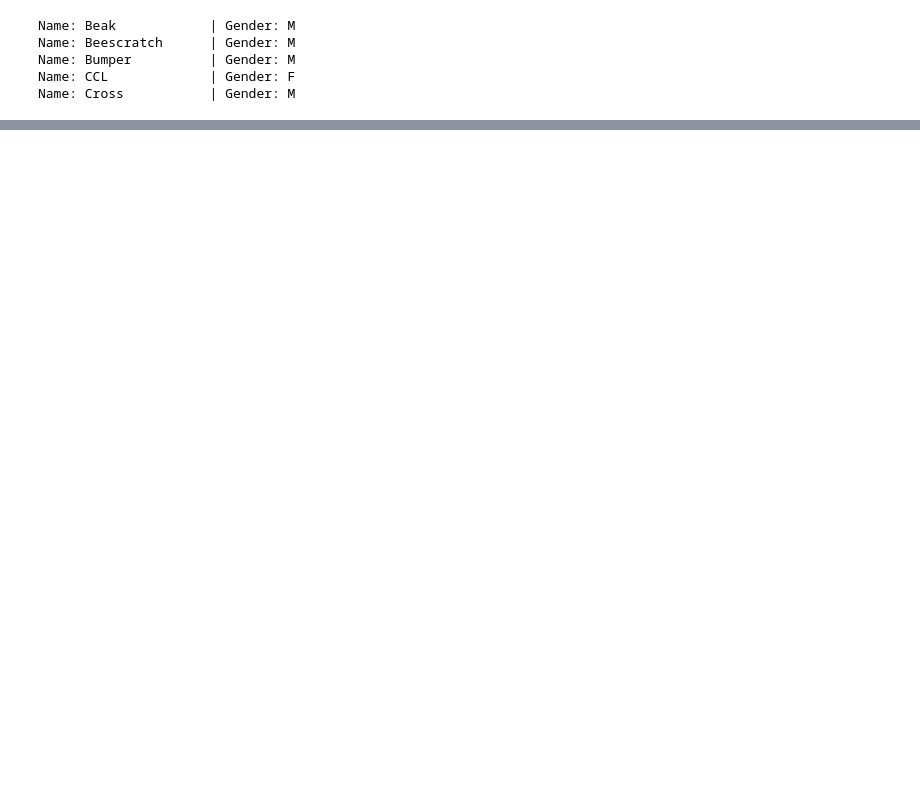
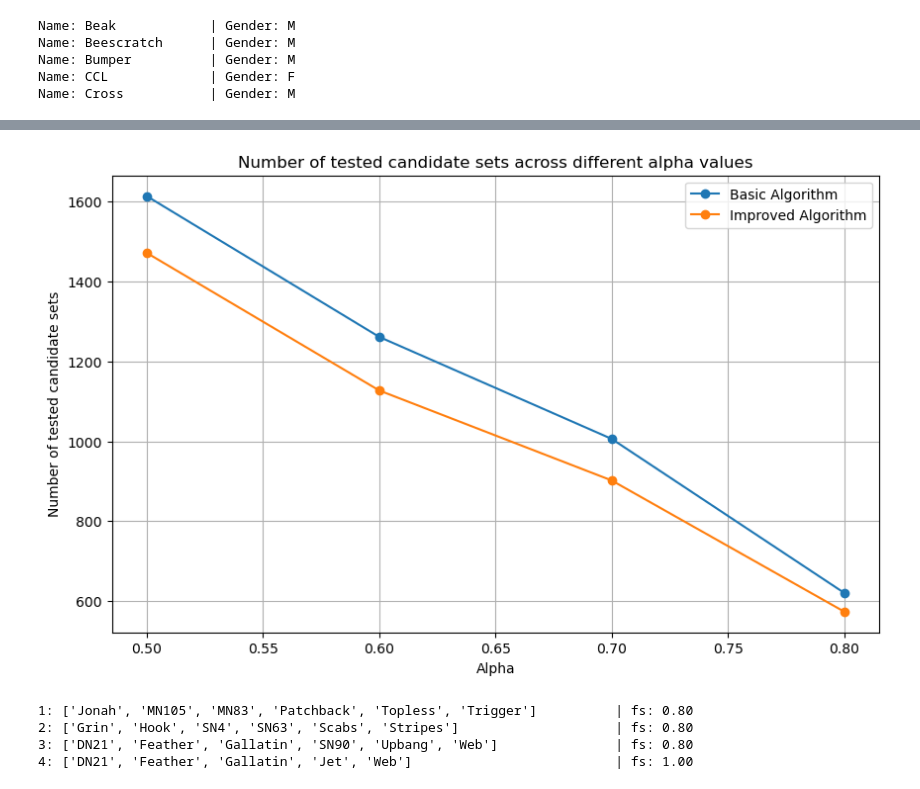
Before and after one commit to ancuongnguyen07/CS-E4650, a Jupyter notebook: hw4/code/solution.ipynb, the cells around one changed output, grey strips where cells are left out. Drawn from its saved outputs; the diff is of its cells as text; code cells hidden in the pictures; blank space fills up the shorter version.

Commit message:
[hw4|code] solution done: basic and improved DFS

```diff
--- a/hw4/code/solution.ipynb
+++ b/hw4/code/solution.ipynb
@@ -205,11 +49,0 @@ def dfs(alpha: float, G: nx.Graph, start: str, visited: set[str], cliques: set[C
-# %%
-# Do DFS to find all alpha-clique subgraphs
-alpha = 0.5
-cliques: set[CliqueSet] = set()
-for node in dolphin_graph.nodes:
-    visited: set[str] = set()
-    dfs(alpha, dolphin_graph, node, visited, cliques)
-
-
-for clique in sorted(list(cliques)):
-    print(clique)
@@ -233,0 +206,9 @@ for clique in sorted(list(cliques)):
+# %%
+alpha = 0.8
+
+# Run the basic algorithm
+cliques = find_alpha_cliques(dolphin_graph, alpha)
+print(f'Number of tested candidate sets: {tcs_basic_counter}')
+print(f'Number of {alpha}-cliques: {len(cliques)}')
+for clique in cliques:
+    print(clique)
@@ -233,0 +258,45 @@ for clique in sorted(list(cliques)):
+# %%
+### Question b
+
+alphas = [0.5, 0.6, 0.7, 0.8]
+tcs_basic_counters = []
+tcs_improved_counters = []
+
+for alpha in alphas:
+    tcs_basic_counter = 0
+    cliques = find_alpha_cliques(dolphin_graph, alpha)
+    tcs_basic_counters.append(tcs_basic_counter)
+
+    tcs_improved_counter = 0
+    cliques_improved = find_alpha_cliques(dolphin_graph, alpha, adv_alg=True)
+    tcs_improved_counters.append(tcs_improved_counter)
+
+
+# Plot the number of tested candidate sets across different alpha values
+# for both basic and improved algorithms
+plt.figure(figsize=(10, 6))
+plt.plot(alphas, tcs_basic_counters, '-o', label='Basic Algorithm')
+plt.plot(alphas, tcs_improved_counters, '-o', label='Improved Algorithm')
+plt.xlabel('Alpha')
+plt.ylabel('Number of tested candidate sets')
+plt.title('Number of tested candidate sets across different alpha values')
+plt.legend()
+plt.grid()
+plt.show()
+# %% [output]
+[figure, added]
+# %%
+# Question c
+# Search the maximal alpha-cliques when alpha = 0.8 and the set size is at least 5
+alpha = 0.8
+min_set_size = 5
+
+cliques_improved = find_alpha_cliques(dolphin_graph, alpha, adv_alg=True)
+maximal_cliques = [clique for clique in cliques_improved if len(clique) >= min_set_size]
+for i, cli in enumerate(maximal_cliques, start=1):
+    print(f'{i}: {cli}')
+# %% [output]
+1: ['Jonah', 'MN105', 'MN83', 'Patchback', 'Topless', 'Trigger']          | fs: 0.80
+2: ['Grin', 'Hook', 'SN4', 'SN63', 'Scabs', 'Stripes']                    | fs: 0.80
+3: ['DN21', 'Feather', 'Gallatin', 'SN90', 'Upbang', 'Web']               | fs: 0.80
+4: ['DN21', 'Feather', 'Gallatin', 'Jet', 'Web']                          | fs: 1.00
```
Also changed, not shown: parts of 10 cells of this notebook.
